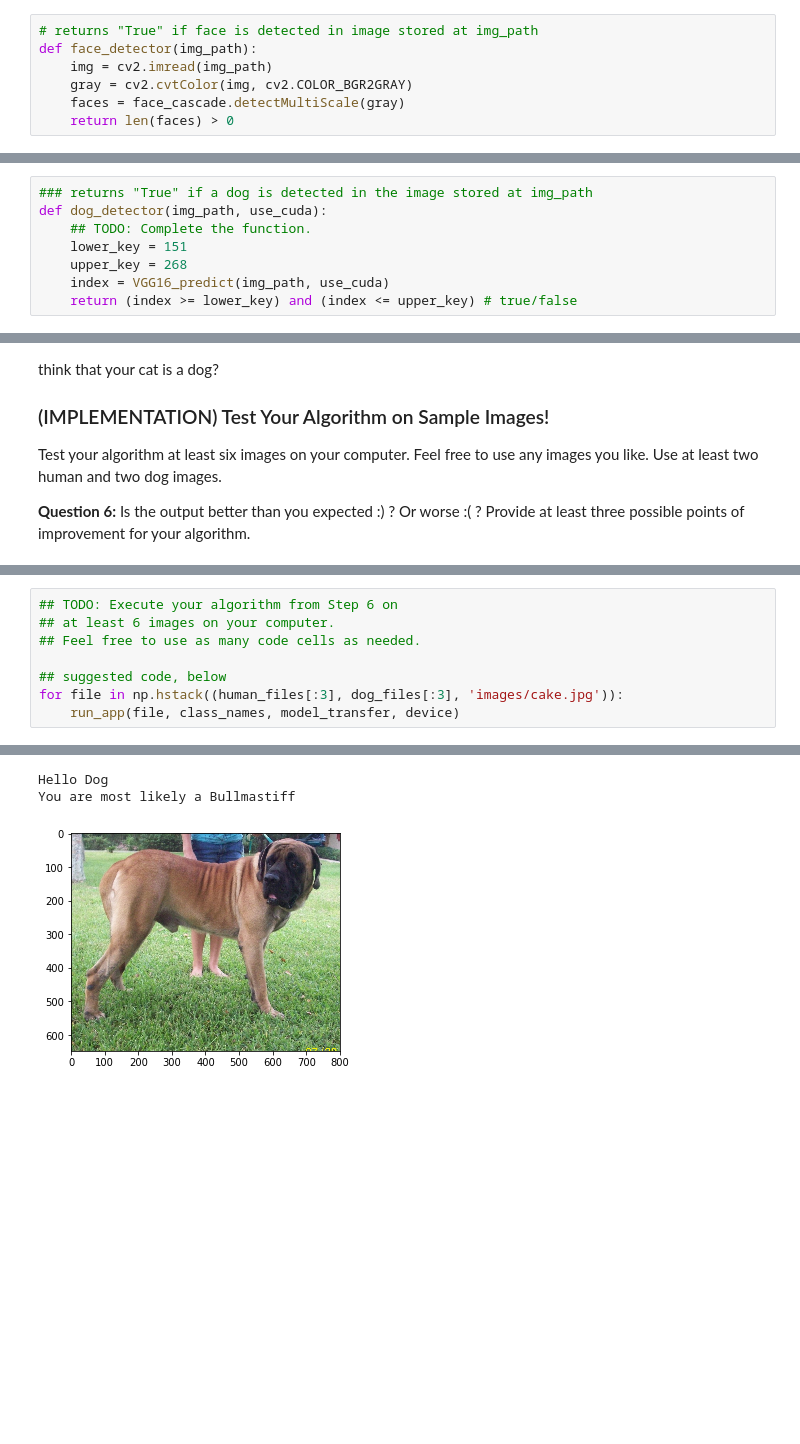
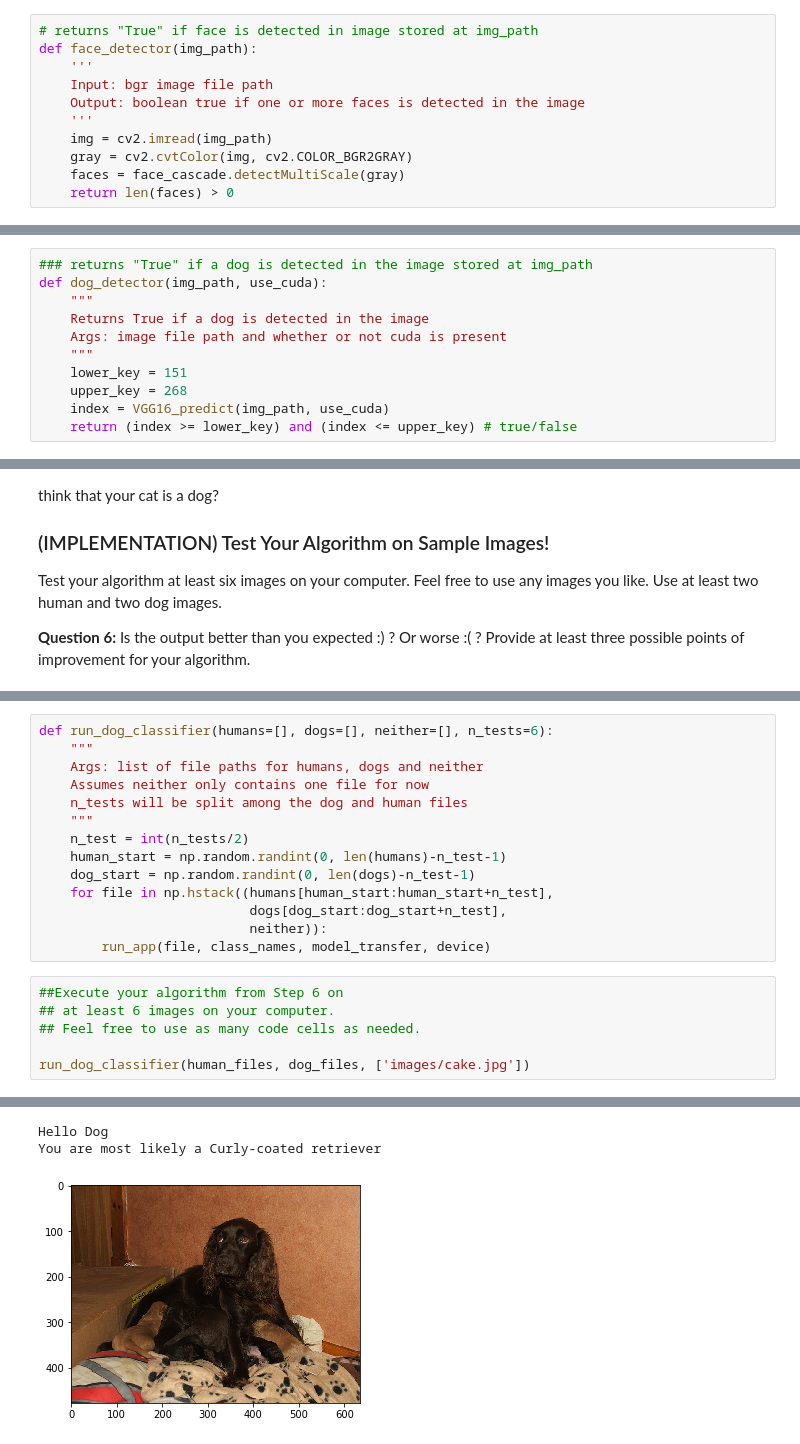
Before and after one commit to jeff-daniels/Udacity-Deep-Learning-NanoDegree, a Jupyter notebook: Project 2: Dog Breed Classifier/dog_app.ipynb, the cells around one changed output, grey strips where cells are left out. Drawn from its saved outputs; the diff is of its cells as text; blank space fills up the shorter version.

```diff
--- a/Project 2: Dog Breed Classifier/dog_app.ipynb
+++ b/Project 2: Dog Breed Classifier/dog_app.ipynb
@@ -121,6 +131,10 @@ We can use this procedure to write a function that returns `True` if a human fac
 # %%
 # returns "True" if face is detected in image stored at img_path
 def face_detector(img_path):
+    '''
+    Input: bgr image file path
+    Output: boolean true if one or more faces is detected in the image
+    '''
     img = cv2.imread(img_path)
     gray = cv2.cvtColor(img, cv2.COLOR_BGR2GRAY)
     faces = face_cascade.detectMultiScale(gray)
@@ -256,7 +273,10 @@ Use these ideas to complete the `dog_detector` function below, which returns `Tr
 # %%
 ### returns "True" if a dog is detected in the image stored at img_path
 def dog_detector(img_path, use_cuda):
-    ## TODO: Complete the function.
+    """
+    Returns True if a dog is detected in the image
+    Args: image file path and whether or not cuda is present
+    """
     lower_key = 151
     upper_key = 268
     index = VGG16_predict(img_path, use_cuda)
@@ -899,10 +936,22 @@ __Answer:__ (Three possible points for improvement)
+# %%
+def run_dog_classifier(humans=[], dogs=[], neither=[], n_tests=6):
+    """
+    Args: list of file paths for humans, dogs and neither
+    Assumes neither only contains one file for now
+    n_tests will be split among the dog and human files
+    """
+    n_test = int(n_tests/2)
+    human_start = np.random.randint(0, len(humans)-n_test-1)
+    dog_start = np.random.randint(0, len(dogs)-n_test-1)
+    for file in np.hstack((humans[human_start:human_start+n_test],
+                           dogs[dog_start:dog_start+n_test],
+                           neither)):
+        run_app(file, class_names, model_transfer, device)
 # %%
-## TODO: Execute your algorithm from Step 6 on
+##Execute your algorithm from Step 6 on
 ## at least 6 images on your computer.
 ## Feel free to use as many code cells as needed.
 
-## suggested code, below
-for file in np.hstack((human_files[:3], dog_files[:3], 'images/cake.jpg')):
-    run_app(file, class_names, model_transfer, device)
+run_dog_classifier(human_files, dog_files, ['images/cake.jpg'])
 # %% [output]
 Hello Human
@@ -917,4 +966,4 @@ You resemble a Pharaoh hound
 Hello Dog
-You are most likely a Bullmastiff
+You are most likely a Curly-coated retriever
-[figure, old version]
+[figure, new version]
 Hello Dog
```
Also changed, not shown: parts of 26 cells of this notebook, 1 other file.
